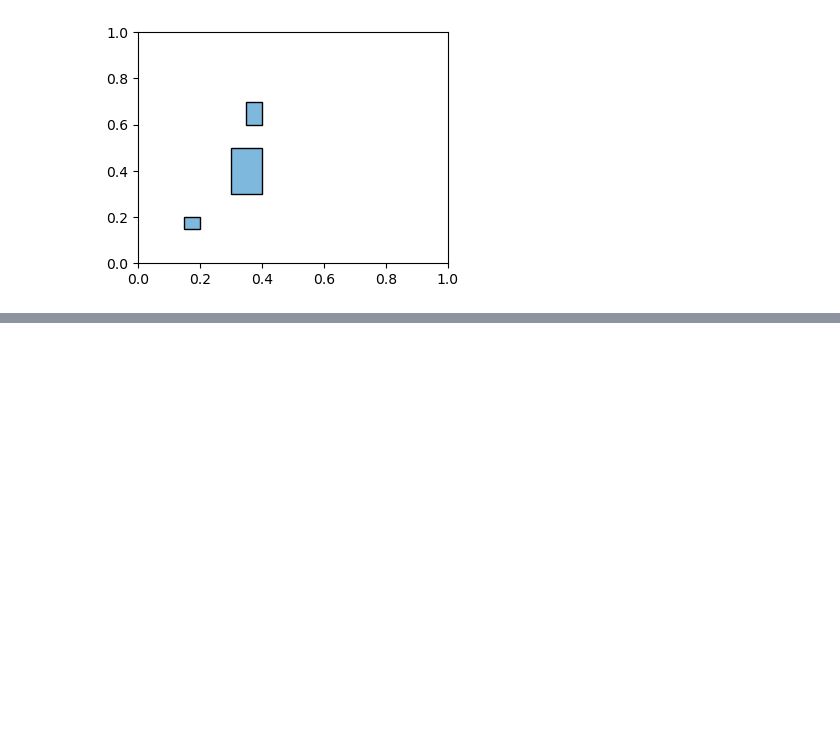
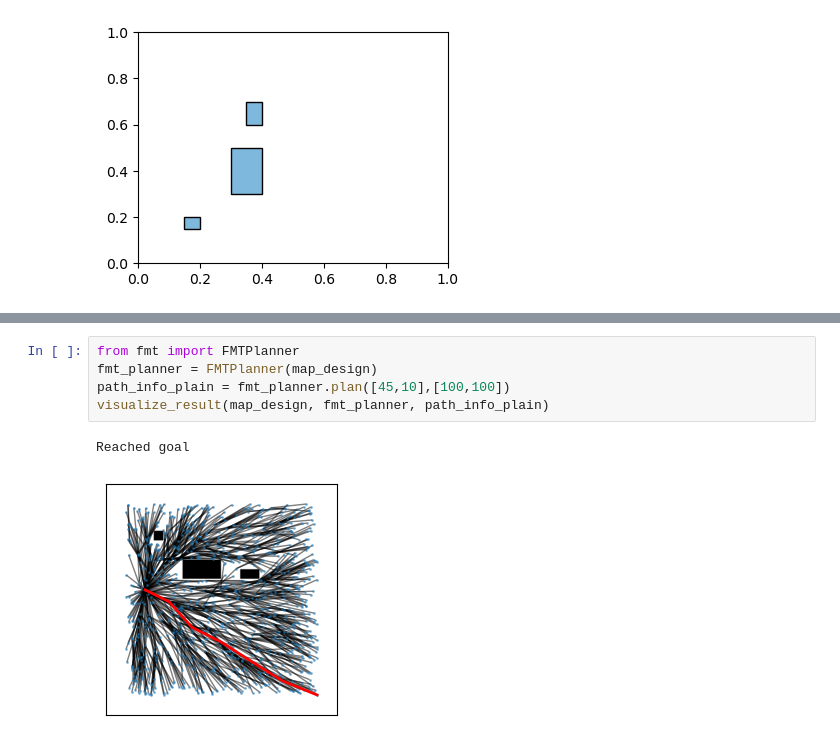
Before and after one commit to irom-lab/perception-guarantees, a Jupyter notebook: planning/plan.example.ipynb, the cells around one changed output, grey strips where cells are left out. Drawn from its saved outputs; the diff is of its cells as text; blank space fills up the shorter version.

```diff
--- a/planning/plan.example.ipynb
+++ b/planning/plan.example.ipynb
@@ -61 +89,9 @@ plt.imshow(map_design, cmap="gray") # gets flipped
+# %%
+from fmt import FMTPlanner
+fmt_planner = FMTPlanner(map_design)
+path_info_plain = fmt_planner.plan([45,10],[100,100])
+visualize_result(map_design, fmt_planner, path_info_plain)
+# %% [output]
+Reached goal
+[figure, added]
 # %%
```
Also changed, not shown: parts of 9 cells of this notebook, 5 other files.
